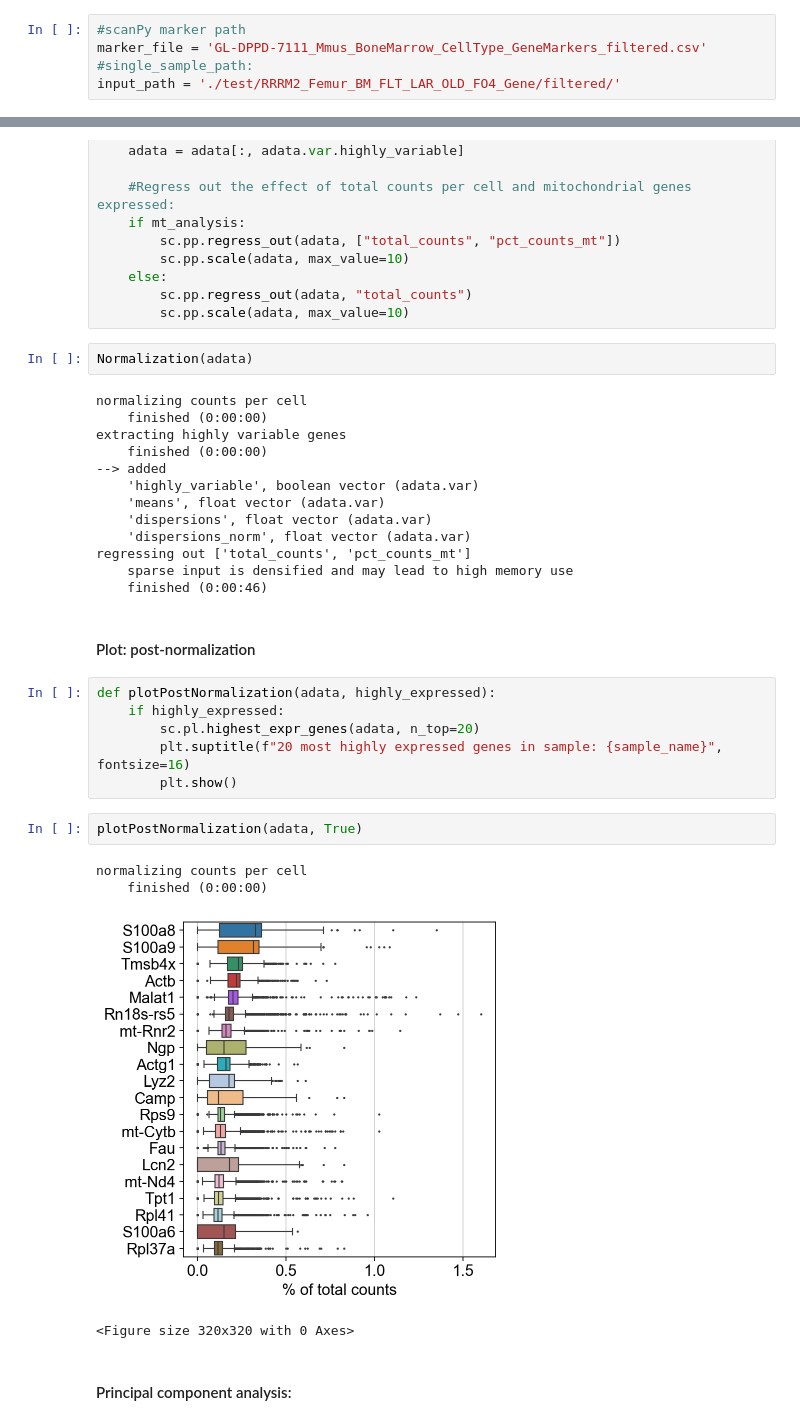
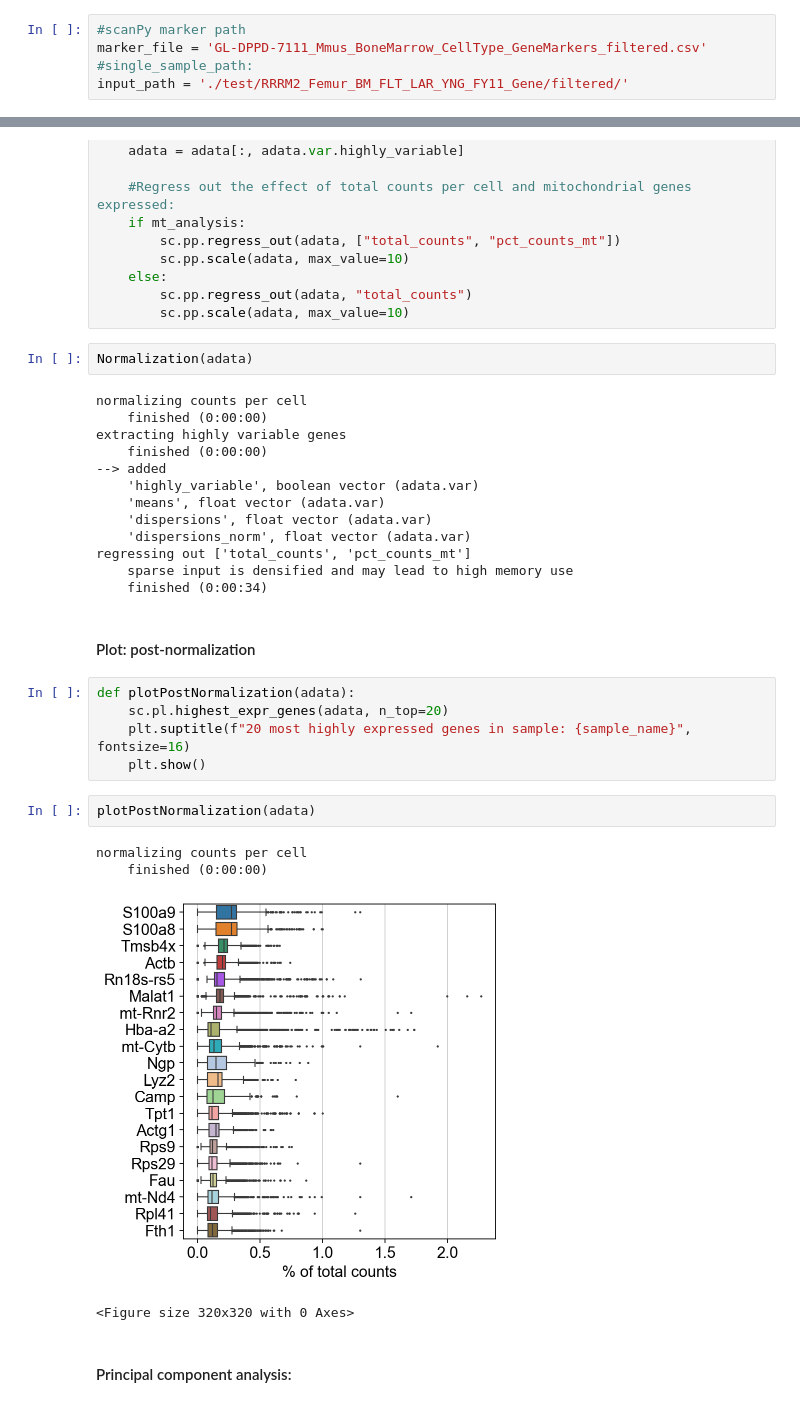
Before and after one commit to komendien/scRNAseq_Mmus_DP, a Jupyter notebook: KK_downstream_scRNAseq.ipynb, the cells around one changed output, grey strips where cells are left out. Saved outputs shown, nothing was run; the diff lists cells and outputs as text.

Commit message:
updated code
- one function that wraps up prepared plots and other functions.
- plot code optimisation

```diff
--- a/KK_downstream_scRNAseq.ipynb
+++ b/KK_downstream_scRNAseq.ipynb
@@ -155,7 +157,7 @@ scanpy==1.10.4 anndata==0.11.1 umap==0.5.7 numpy==1.26.4 scipy==1.13.1 pandas==2
 #scanPy marker path
 marker_file = 'GL-DPPD-7111_Mmus_BoneMarrow_CellType_GeneMarkers_filtered.csv'
 #single_sample_path:
-input_path = './test/RRRM2_Femur_BM_FLT_LAR_OLD_FO4_Gene/filtered/'
+input_path = './test/RRRM2_Femur_BM_FLT_LAR_YNG_FY11_Gene/filtered/'
 # %%
 adata = sc.read_10x_mtx(input_path,var_names='gene_symbols',cache=True)
 # %% [output]
@@ -378,21 +380,20 @@ extracting highly variable genes
     'dispersions_norm', float vector (adata.var)
 regressing out ['total_counts', 'pct_counts_mt']
     sparse input is densified and may lead to high memory use
-    finished (0:00:46)
+    finished (0:00:34)
 # %% [markdown]
 #### Plot: post-normalization
 # %%
-def plotPostNormalization(adata, highly_expressed):
-    if highly_expressed:
-        sc.pl.highest_expr_genes(adata, n_top=20)
-        plt.suptitle(f"20 most highly expressed genes in sample: {sample_name}", fontsize=16)
-        plt.show()
+def plotPostNormalization(adata):
+    sc.pl.highest_expr_genes(adata, n_top=20)
+    plt.suptitle(f"20 most highly expressed genes in sample: {sample_name}", fontsize=16)
+    plt.show()
 # %%
-plotPostNormalization(adata, True)
+plotPostNormalization(adata)
 # %% [output]
 normalizing counts per cell
     finished (0:00:00)
-[figure, old version]
+[figure, new version]
 <Figure size 320x320 with 0 Axes>
 # %% [markdown]
 #### Principal component analysis:
```
Also changed, not shown: parts of 29 cells of this notebook.
